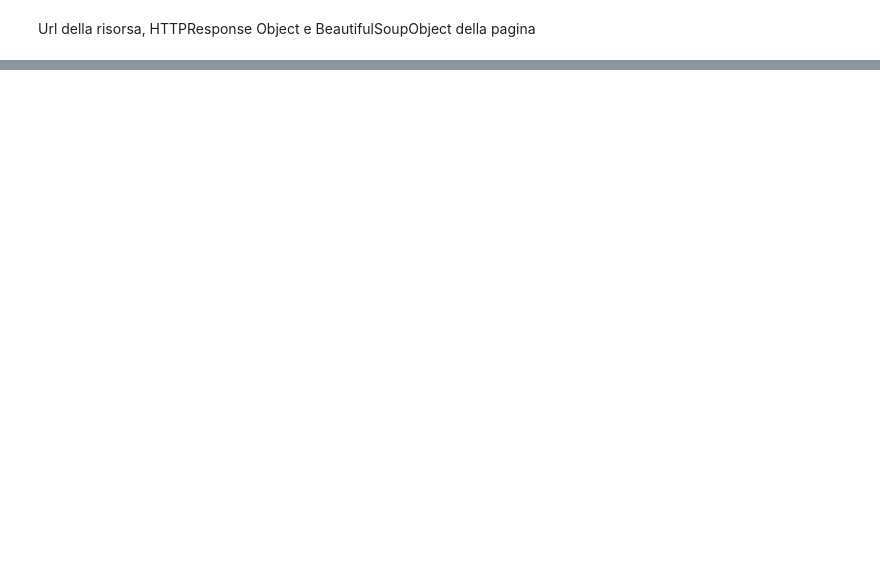
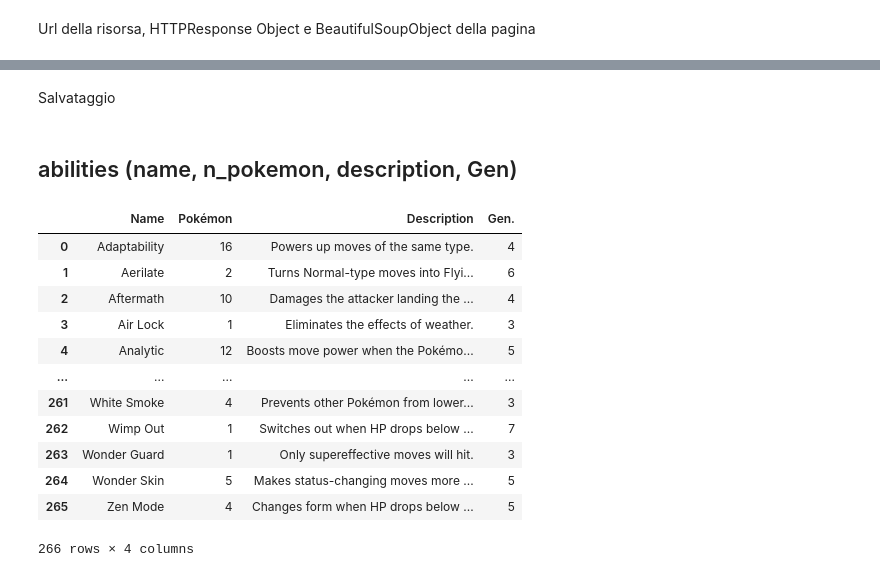
Before and after one commit to giocoal/competitive-pokemon-graph-database, a Jupyter notebook: Scraping.ipynb, the cells around one changed output, grey strips where cells are left out. Drawn from its saved outputs; the diff is of its cells as text; code cells hidden in the pictures; blank space fills up the shorter version.

```diff
--- a/Scraping.ipynb
+++ b/Scraping.ipynb
@@ -165,0 +149,2 @@ for count, pokemon_lists_element in enumerate(pokemon_lists_elements):
+# %% [markdown]
+Salvataggio
@@ -165,0 +157,29 @@ for count, pokemon_lists_element in enumerate(pokemon_lists_elements):
+# %% [markdown]
+## abilities (name, n_pokemon, description, Gen)
+# %%
+abilities_URL = "https://pokemondb.net/ability"
+abilities_page = requests.get(abilities_URL)
+abilities_soup = BeautifulSoup(abilities_page.content, parser = 'html.parser')
+abilities_df = pd.read_html(str(abilities_soup))[0]
+abilities_json = json.dumps(list(abilities_df.agg(lambda x: x.dropna().to_dict(), axis=1)), indent = 4, ensure_ascii=False)
+# JSON
+with open('./Scraping_datasets/abilities.json', 'w', encoding='utf8') as outfile:
+    outfile.write(abilities_json)
+# CSV
+abilities_df.to_csv('./Scraping_datasets/abilities.csv', na_rep="NA")
+# %%
+abilities_df
+# %% [output]
+|  | Name | Pokémon | Description | Gen. |
+| 0 | Adaptability | 16 | Powers up moves of the same type. | 4 |
+| 1 | Aerilate | 2 | Turns Normal-type moves into Flyi... | 6 |
+| 2 | Aftermath | 10 | Damages the attacker landing the ... | 4 |
+| 3 | Air Lock | 1 | Eliminates the effects of weather. | 3 |
+| 4 | Analytic | 12 | Boosts move power when the Pokémo... | 5 |
+| ... | ... | ... | ... | ... |
+| 261 | White Smoke | 4 | Prevents other Pokémon from lower... | 3 |
+| 262 | Wimp Out | 1 | Switches out when HP drops below ... | 7 |
+| 263 | Wonder Guard | 1 | Only supereffective moves will hit. | 3 |
+| 264 | Wonder Skin | 5 | Makes status-changing moves more ... | 5 |
+| 265 | Zen Mode | 4 | Changes form when HP drops below ... | 5 |
+266 rows × 4 columns
```
Also changed, not shown: parts of 57 cells of this notebook, 12 other files.
